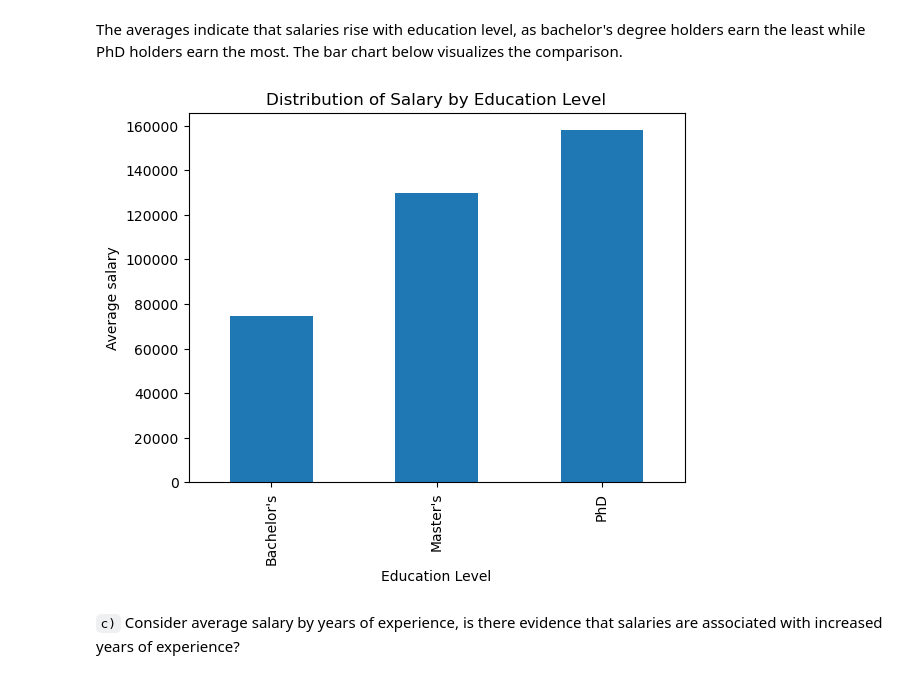
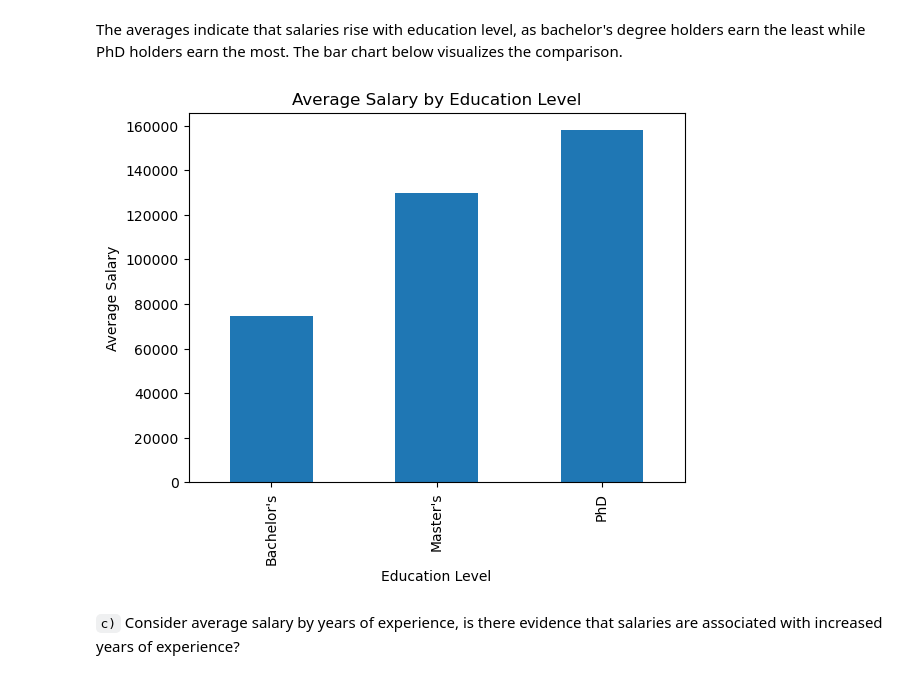
Before and after one commit to ashleydonohoe/salary_prediction_project, a Jupyter notebook: salary_prediction_project.ipynb, the cells around one changed output. Saved outputs shown, nothing was run; the diff lists cells and outputs as text; code cells hidden in the pictures.

```diff
--- a/salary_prediction_project.ipynb
+++ b/salary_prediction_project.ipynb
@@ -161,12 +161,12 @@ Name: Salary, dtype: float64
 The averages indicate that salaries rise with education level, as bachelor's degree holders earn the least while PhD holders earn the most. The bar chart below visualizes the comparison.
 # %%
 salaries_by_education.plot(kind='bar');
-plt.title('Distribution of Salary by Education Level');
+plt.title('Average Salary by Education Level');
 plt.xlabel('Education Level');
-plt.ylabel('Average salary');
+plt.ylabel('Average Salary');
 plt.show();
 # %% [output]
-[figure, old version]
+[figure, new version]
 # %% [markdown]
 `c)` Consider average salary by years of experience, is there evidence that salaries are associated with increased years of experience?
 # %%
```
Also changed, not shown: parts of 1 cell of this notebook.
